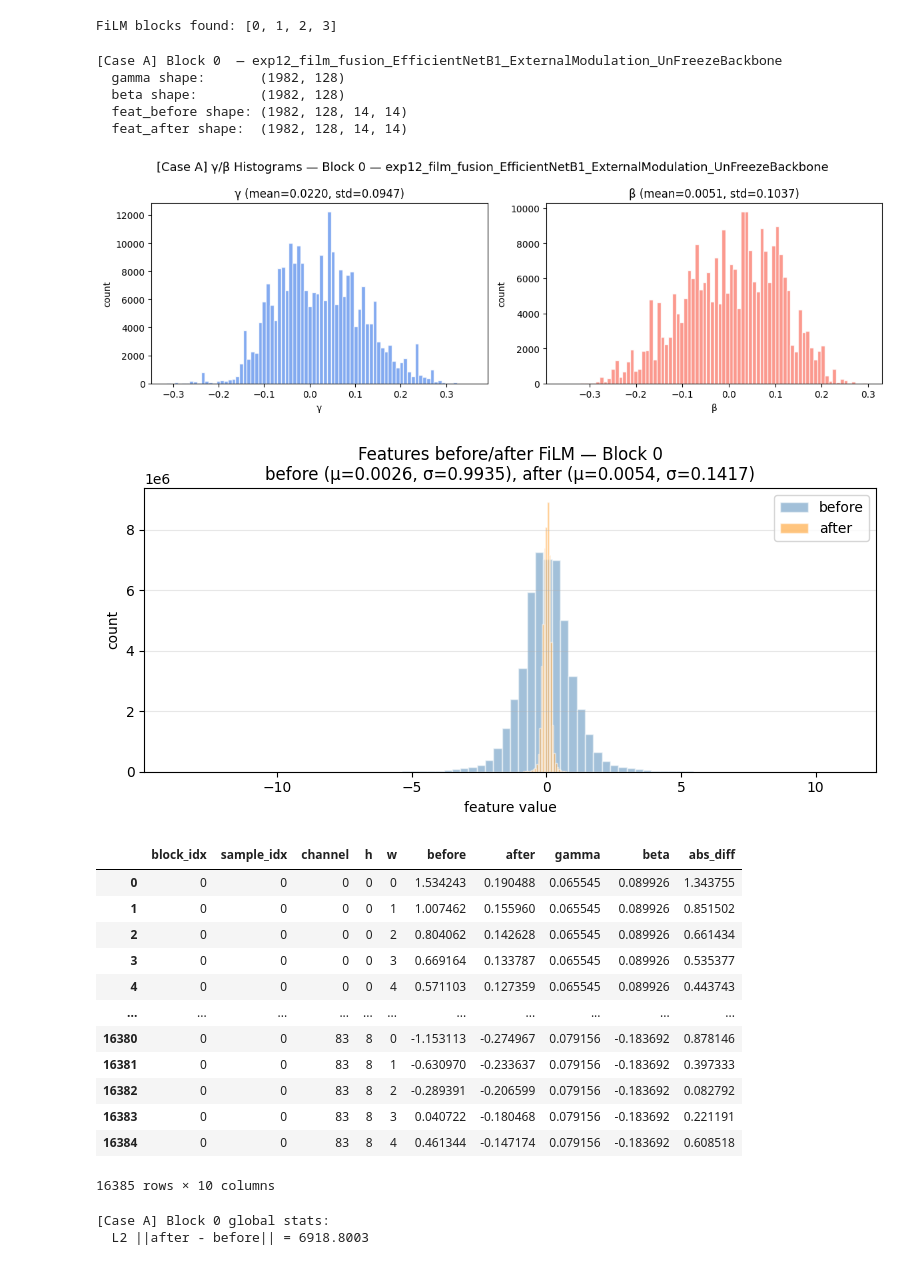
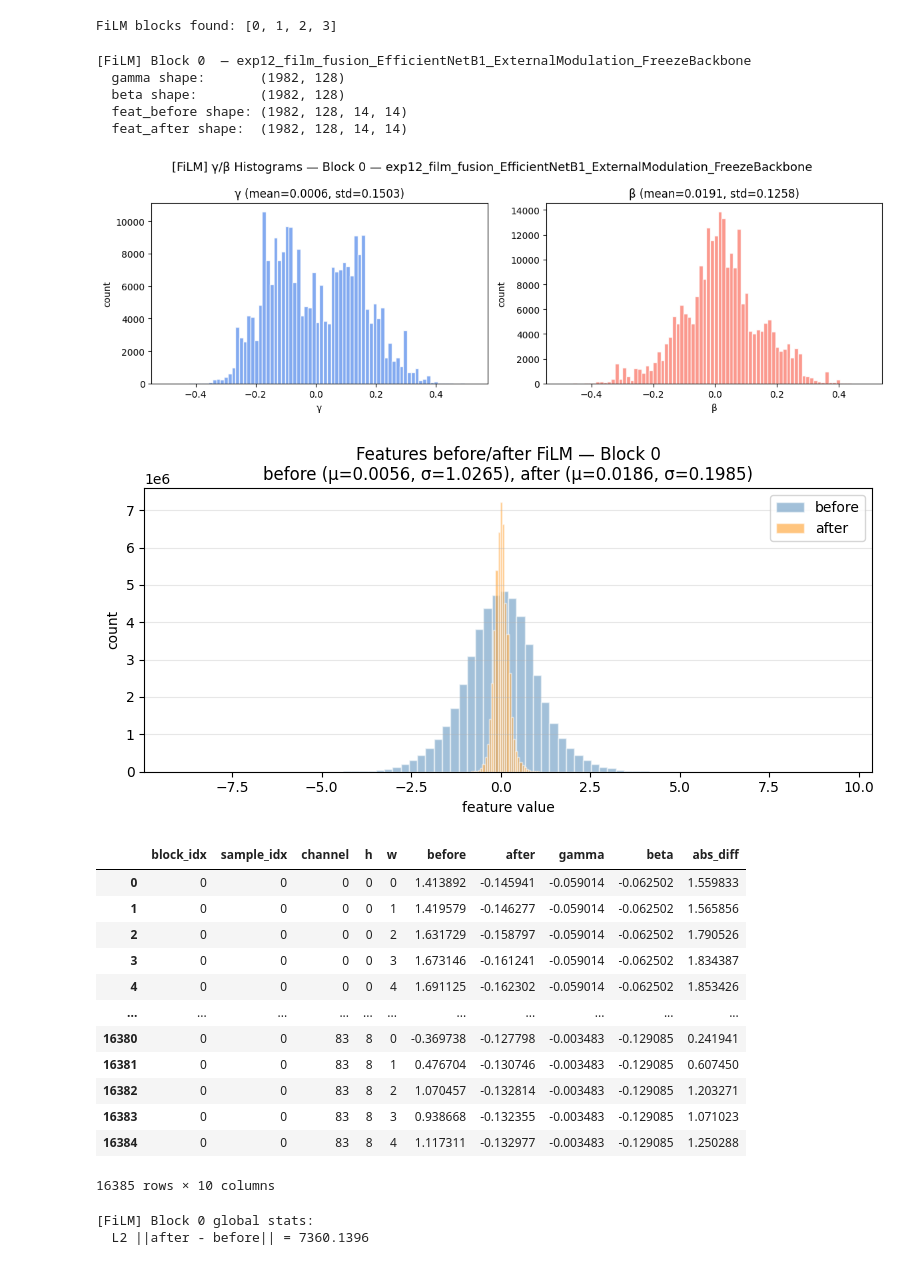
Before and after one commit to GhiasAli17/Petfinder-Pawpularity-Analysis, a Jupyter notebook: extra/exp12_film/film_analysis/exp12_FiLM_EfficientNetB1_ExternalModulationFreezeBackbone.ipynb, the cells around one changed output. Drawn from its saved outputs; the diff is of its cells as text; code cells hidden in the pictures.

```diff
--- a/extra/exp12_film/film_analysis/exp12_FiLM_EfficientNetB1_ExternalModulationFreezeBackbone.ipynb
+++ b/extra/exp12_film/film_analysis/exp12_FiLM_EfficientNetB1_ExternalModulationFreezeBackbone.ipynb
@@ -125,38 +125,38 @@ print("FiLM blocks found:", sorted(gamma.keys()))
 # %% [output]
 FiLM blocks found: [0, 1, 2, 3]
 # %%
-from src.film_analysis import case_A_per_block
+from src.film_analysis import analyze_film_per_block
 
-case_A_per_block(
+analyze_film_per_block(
     gamma       = gamma,
     beta        = beta,
     feat_before = feat_before, #feature before FiLM
     feat_after  = feat_after, # feature after FiLM
     exp_name    = cfg["name"],
     out_dir     = out_dir,
     n_table_rows = 16385,
 )
 # %% [output]
-[Case A] Block 0  — exp12_film_fusion_EfficientNetB1_ExternalModulation_UnFreezeBackbone
+[FiLM] Block 0  — exp12_film_fusion_EfficientNetB1_ExternalModulation_FreezeBackbone
   gamma shape:       (1982, 128)
   beta shape:        (1982, 128)
   feat_before shape: (1982, 128, 14, 14)
   feat_after shape:  (1982, 128, 14, 14)
-[figure, old version]
+[figure, new version]
-[figure, old version]
+[figure, new version]
 |  | block_idx | sample_idx | channel | h | w | before | after | gamma | beta | abs_diff |
-| 0 | 0 | 0 | 0 | 0 | 0 | 1.534243 | 0.190488 | 0.065545 | 0.089926 | 1.343755 |
-| 1 | 0 | 0 | 0 | 0 | 1 | 1.007462 | 0.155960 | 0.065545 | 0.089926 | 0.851502 |
-| 2 | 0 | 0 | 0 | 0 | 2 | 0.804062 | 0.142628 | 0.065545 | 0.089926 | 0.661434 |
-| 3 | 0 | 0 | 0 | 0 | 3 | 0.669164 | 0.133787 | 0.065545 | 0.089926 | 0.535377 |
-| 4 | 0 | 0 | 0 | 0 | 4 | 0.571103 | 0.127359 | 0.065545 | 0.089926 | 0.443743 |
+| 0 | 0 | 0 | 0 | 0 | 0 | 1.413892 | -0.145941 | -0.059014 | -0.062502 | 1.559833 |
+| 1 | 0 | 0 | 0 | 0 | 1 | 1.419579 | -0.146277 | -0.059014 | -0.062502 | 1.565856 |
+| 2 | 0 | 0 | 0 | 0 | 2 | 1.631729 | -0.158797 | -0.059014 | -0.062502 | 1.790526 |
+| 3 | 0 | 0 | 0 | 0 | 3 | 1.673146 | -0.161241 | -0.059014 | -0.062502 | 1.834387 |
+| 4 | 0 | 0 | 0 | 0 | 4 | 1.691125 | -0.162302 | -0.059014 | -0.062502 | 1.853426 |
 | ... | ... | ... | ... | ... | ... | ... | ... | ... | ... | ... |
-| 16380 | 0 | 0 | 83 | 8 | 0 | -1.153113 | -0.274967 | 0.079156 | -0.183692 | 0.878146 |
-| 16381 | 0 | 0 | 83 | 8 | 1 | -0.630970 | -0.233637 | 0.079156 | -0.183692 | 0.397333 |
-| 16382 | 0 | 0 | 83 | 8 | 2 | -0.289391 | -0.206599 | 0.079156 | -0.183692 | 0.082792 |
-| 16383 | 0 | 0 | 83 | 8 | 3 | 0.040722 | -0.180468 | 0.079156 | -0.183692 | 0.221191 |
-| 16384 | 0 | 0 | 83 | 8 | 4 | 0.461344 | -0.147174 | 0.079156 | -0.183692 | 0.608518 |
+| 16380 | 0 | 0 | 83 | 8 | 0 | -0.369738 | -0.127798 | -0.003483 | -0.129085 | 0.241941 |
+| 16381 | 0 | 0 | 83 | 8 | 1 | 0.476704 | -0.130746 | -0.003483 | -0.129085 | 0.607450 |
+| 16382 | 0 | 0 | 83 | 8 | 2 | 1.070457 | -0.132814 | -0.003483 | -0.129085 | 1.203271 |
+| 16383 | 0 | 0 | 83 | 8 | 3 | 0.938668 | -0.132355 | -0.003483 | -0.129085 | 1.071023 |
+| 16384 | 0 | 0 | 83 | 8 | 4 | 1.117311 | -0.132977 | -0.003483 | -0.129085 | 1.250288 |
 16385 rows × 10 columns
-[Case A] Block 0 global stats:
-  L2 ||after - before|| = 6918.8003
+[FiLM] Block 0 global stats:
+  L2 ||after - before|| = 7360.1396
 |  | block_idx | which | min | max | mean | std |
```
Also changed, not shown: parts of 7 cells of this notebook, 8 other files.
